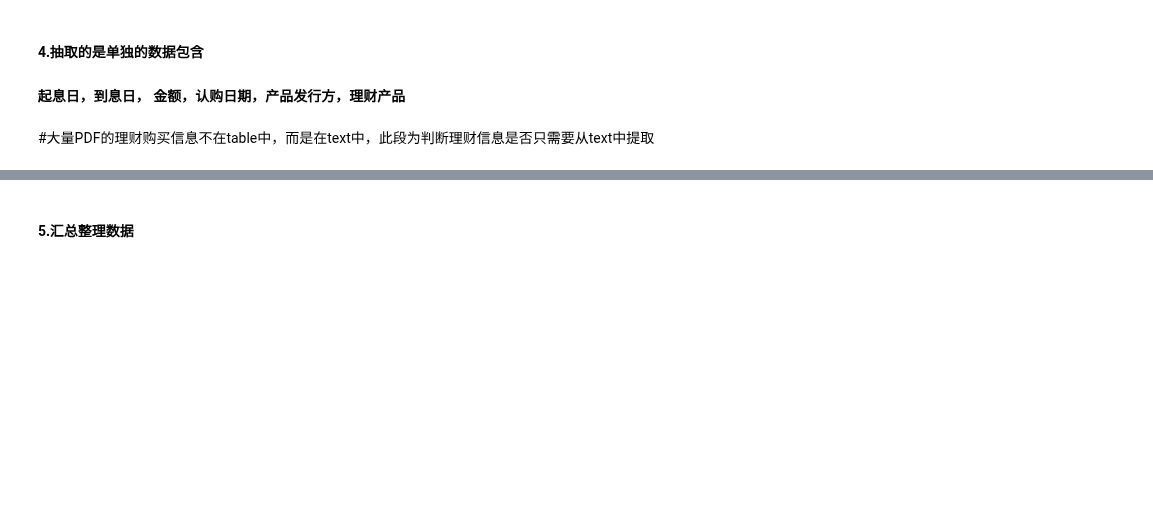
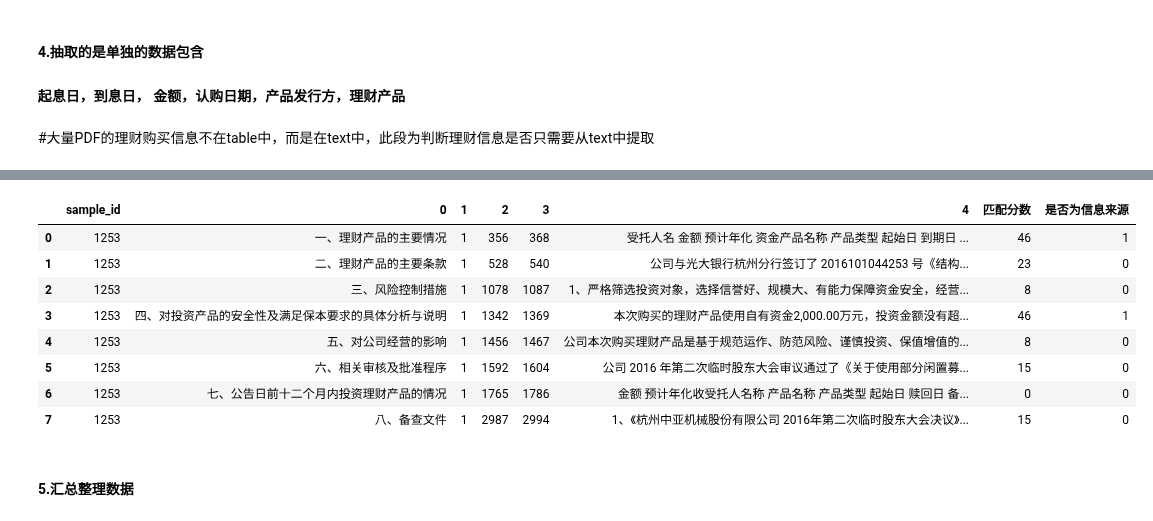
Before and after one commit to lsqlhl5862/baseline_qqcywdj, a Jupyter notebook: lhl/baseline-lhl.ipynb, the cells around one changed output, grey strips where cells are left out. Drawn from its saved outputs; the diff is of its cells as text; code cells hidden in the pictures; blank space fills up the shorter version.

```diff
--- a/lhl/baseline-lhl.ipynb
+++ b/lhl/baseline-lhl.ipynb
@@ -257,3 +318,15 @@ is_from_text(val_df[val_df["sample_id"]==930]["text"].iloc[0])
+# %%
+judge_title(1253,train_df[train_df["sample_id"]==1253]["text"].iloc[0])
+# %% [output]
+|  | sample_id | 0 | 1 | 2 | 3 | 4 | 匹配分数 | 是否为信息来源 |
+| 0 | 1253 | 一、理财产品的主要情况 | 1 | 356 | 368 | 受托人名 金额 预计年化 资金产品名称 产品类型 起始日 到期日 ... | 46 | 1 |
+| 1 | 1253 | 二、理财产品的主要条款 | 1 | 528 | 540 | 公司与光大银行杭州分行签订了 2016101044253 号《结构... | 23 | 0 |
+| 2 | 1253 | 三、风险控制措施 | 1 | 1078 | 1087 | 1、严格筛选投资对象，选择信誉好、规模大、有能力保障资金安全，经营... | 8 | 0 |
+| 3 | 1253 | 四、对投资产品的安全性及满足保本要求的具体分析与说明 | 1 | 1342 | 1369 | 本次购买的理财产品使用自有资金2,000.00万元，投资金额没有超... | 46 | 1 |
+| 4 | 1253 | 五、对公司经营的影响 | 1 | 1456 | 1467 | 公司本次购买理财产品是基于规范运作、防范风险、谨慎投资、保值增值的... | 8 | 0 |
+| 5 | 1253 | 六、相关审核及批准程序 | 1 | 1592 | 1604 | 公司 2016 年第二次临时股东大会审议通过了《关于使用部分闲置募... | 15 | 0 |
+| 6 | 1253 | 七、公告日前十二个月内投资理财产品的情况 | 1 | 1765 | 1786 | 金额 预计年化收受托人名称 产品名称 产品类型 起始日 赎回日 备... | 0 | 0 |
+| 7 | 1253 | 八、备查文件 | 1 | 2987 | 2994 | 1、《杭州中亚机械股份有限公司 2016年第二次临时股东大会决议》... | 15 | 0 |
 # %%
 # 直接提取时间
 # 如果出现两个时间第一个就是起息日，第二个就是到期日
```
Also changed, not shown: parts of 2 cells of this notebook, 2 other files.
